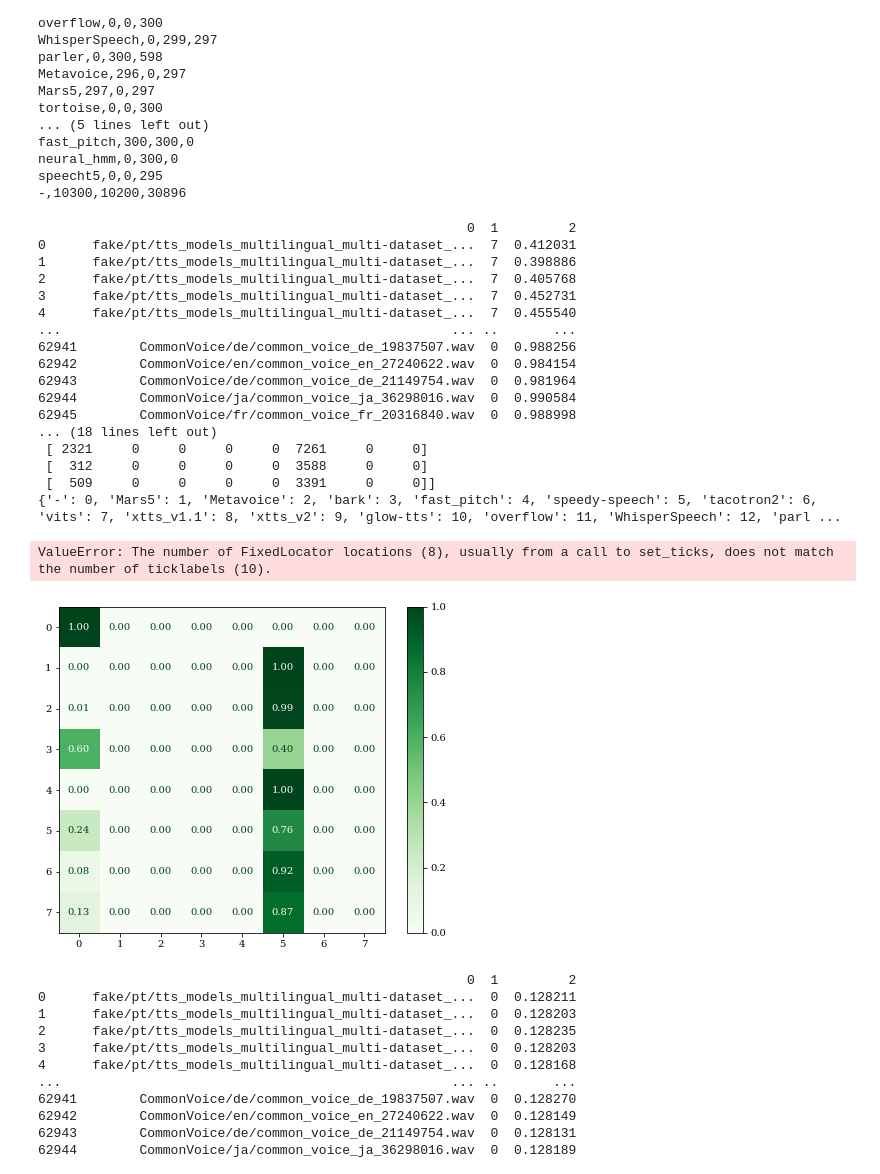
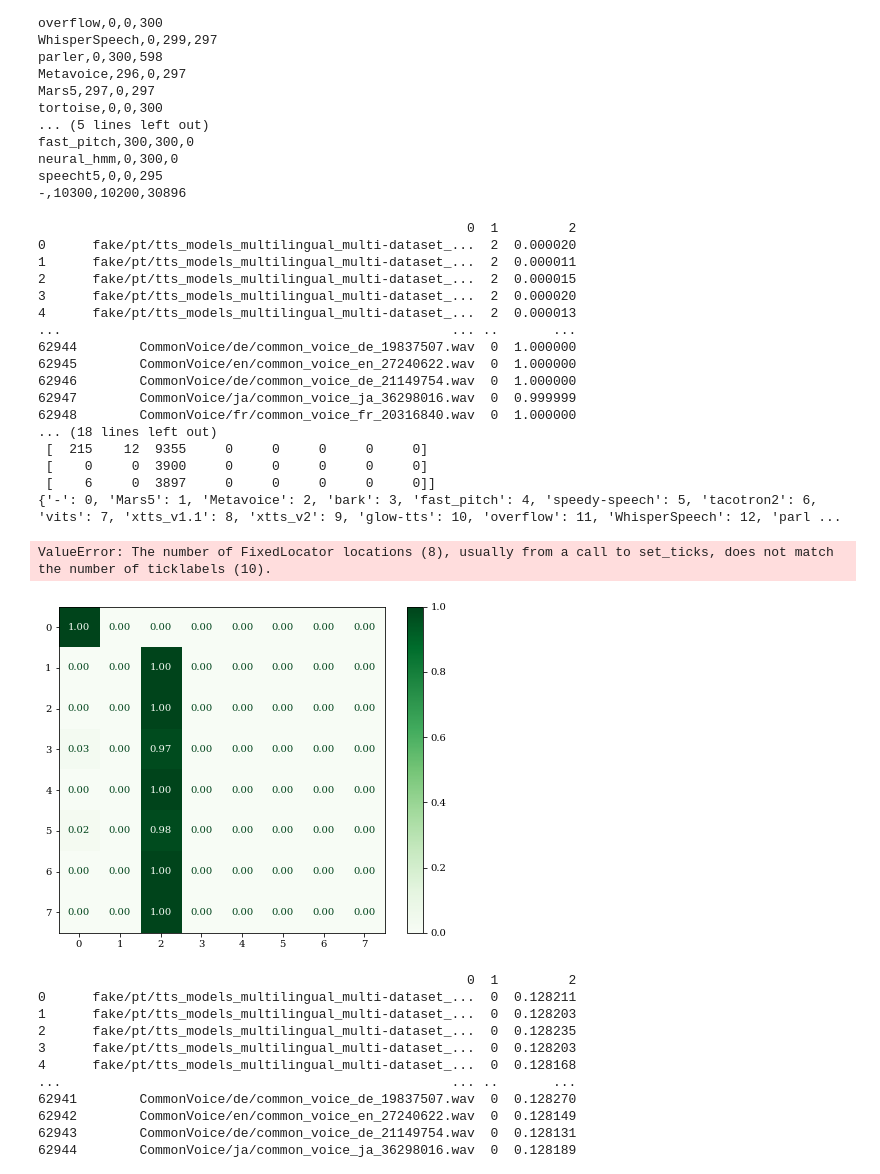
Before and after one commit to josebeo2016/vocodetect, a Jupyter notebook: Supcon-voco/SourceTracing.ipynb, the cells around one changed output. Saved outputs shown, nothing was run; the diff lists cells and outputs as text; code cells hidden in the pictures.

Commit message:
update code for HAR positive

```diff
--- a/Supcon-voco/SourceTracing.ipynb
+++ b/Supcon-voco/SourceTracing.ipynb
@@ -315,7 +315,9 @@ speecht5,0,0,295
 # docs/ST_stage2_normal_wav2vec2_vib_normal_mlaad_stage2_acoustic_epoch3.txt
 # display map is the label exist in the dataset
 display_map = {0: 'Real', 1: 'Mars5', 2: 'Metavoice', 3: 'bark', 4: 'f_pitch', 5: 's-speech', 6: 'T2', 7: 'vits', 8: 'xtts_v1.1', 9: 'xtts_v2'}
-pred_df = pd.read_csv("docs/ST_stage2_normal_wav2vec2_vib_normal_mlaad_stage2_acoustic_epoch3.txt", sep=" ", header=None, usecols=[0, 1, 2])
+# pred_df = pd.read_csv("docs/ST_stage2_normal_wav2vec2_vib_normal_mlaad_stage2_acoustic_epoch3.txt", sep=" ", header=None, usecols=[0, 1, 2])
+pred_df = pd.read_csv("docs/ST_2stage_augall_wav2vec2_vib_sclnormal_0.1CE_mlaad_acoustic_stage2_epoch3/scores.txt", sep=" ", header=None, usecols=[0, 1, 2])
+
 print(pred_df)
 pred_df.columns = ["path", "pred", "pred_score"]
 pred_df['pred_name'] = pred_df['pred'].map(map_label)
@@ -344,24 +346,6 @@ from sklearn.metrics import auc
 precision, recall, _ = precision_recall_curve(res_df['seen'], res_df['pred_score'])
 aupr = auc(recall, precision)
 print("AUPR: ", aupr)
-
-# save the precision, recall
-# np.save('docs/E2E_Fair_augall_wav2vec_vib_sclnormal_1.0CE_mlaad_acoustic_epoch26/precision.npy', precision)
-# np.save('docs/E2E_Fair_augall_wav2vec_vib_sclnormal_1.0CE_mlaad_acoustic_epoch26/recall.npy', recall)
-
-# # save the tpr, fpr, threshold
-# np.save('docs/E2E_Fair_augall_wav2vec_vib_sclnormal_1.0CE_mlaad_acoustic_epoch26/tpr.npy', tpr)
-# np.save('docs/E2E_Fair_augall_wav2vec_vib_sclnormal_1.0CE_mlaad_acoustic_epoch26/fpr.npy', fpr)
-# np.save('docs/E2E_Fair_augall_wav2vec_vib_sclnormal_1.0CE_mlaad_acoustic_epoch26/threshold.npy', threshold)
-# plt.plot(fpr, tpr, label='AUC = %0.2f' % auc)
-# plt.plot([0, 1], [0, 1],'r--')
-# plt.xlim([0, 1])
-# plt.ylim([0, 1])
-# plt.xlabel('False Positive Rate')
-# plt.ylabel('True Positive Rate')
-# plt.title('Receiver Operating Characteristic')
-# plt.legend(loc="lower right")
-
 
 # The OOD EER
 # calculate the EER
@@ -403,47 +387,47 @@ disp = ConfusionMatrixDisplay(confusion_matrix=cm_percentage, display_labels=dis
 fig, ax = plt.subplots(figsize=(8, 6))  # Set figure size
 disp.plot(cmap='Greens', values_format='.2f', ax=ax)
 
 # Customize labels and ticks
 plt.xlabel('Predicted Label', fontsize=14)
 plt.ylabel('True Label', fontsize=14)
 # plt.title('Confusion Matrix', fontsize=16, fontweight='bold')  # Add a title
 plt.xticks(rotation=45, fontsize=12)
 plt.yticks(fontsize=12)
 
 # # Add text in each cell with contrasting color
 # for i in range(cm_percentage.shape[0]):
 #     for j in range(cm_percentage.shape[1]):
 #         text_color = 'white' if cm_percentage[i, j] > 0.5 else 'black'  # Set text color based on background
 #         ax.text(j, i, f"{cm_percentage[i, j]:.2f}", ha='center', va='center', color=text_color, fontsize=12)
 
 # Add gridlines for better readability
 ax.grid(False)  # Disable the default grid
 ax.set_axisbelow(True)  # Ensure grid is below the heatmap
 ax.xaxis.set_ticks_position('bottom')  # Move x-axis ticks to the bottom
 
 # Save the figure
 # plt.savefig('figs/E2E_acoustic_ID_cm.pdf', format='pdf', bbox_inches='tight', dpi=400)
 plt.show()
 # %% [output]
                                                        0  1         2
-0      fake/pt/tts_models_multilingual_multi-dataset_...  7  0.412031
-1      fake/pt/tts_models_multilingual_multi-dataset_...  7  0.398886
-2      fake/pt/tts_models_multilingual_multi-dataset_...  7  0.405768
-3      fake/pt/tts_models_multilingual_multi-dataset_...  7  0.452731
-4      fake/pt/tts_models_multilingual_multi-dataset_...  7  0.455540
+0      fake/pt/tts_models_multilingual_multi-dataset_...  2  0.000020
+1      fake/pt/tts_models_multilingual_multi-dataset_...  2  0.000011
+2      fake/pt/tts_models_multilingual_multi-dataset_...  2  0.000015
+3      fake/pt/tts_models_multilingual_multi-dataset_...  2  0.000020
+4      fake/pt/tts_models_multilingual_multi-dataset_...  2  0.000013
 ...                                                  ... ..       ...
-62941        CommonVoice/de/common_voice_de_19837507.wav  0  0.988256
-62942        CommonVoice/en/common_voice_en_27240622.wav  0  0.984154
-62943        CommonVoice/de/common_voice_de_21149754.wav  0  0.981964
-62944        CommonVoice/ja/common_voice_ja_36298016.wav  0  0.990584
-62945        CommonVoice/fr/common_voice_fr_20316840.wav  0  0.988998
+62944        CommonVoice/de/common_voice_de_19837507.wav  0  1.000000
+62945        CommonVoice/en/common_voice_en_27240622.wav  0  1.000000
+62946        CommonVoice/de/common_voice_de_21149754.wav  0  1.000000
+62947        CommonVoice/ja/common_voice_ja_36298016.wav  0  0.999999
+62948        CommonVoice/fr/common_voice_fr_20316840.wav  0  1.000000
 ... (18 lines left out)
- [ 2321     0     0     0     0  7261     0     0]
- [  312     0     0     0     0  3588     0     0]
- [  509     0     0     0     0  3391     0     0]]
+ [  215    12  9355     0     0     0     0     0]
+ [    0     0  3900     0     0     0     0     0]
+ [    6     0  3897     0     0     0     0     0]]
 {'-': 0, 'Mars5': 1, 'Metavoice': 2, 'bark': 3, 'fast_pitch': 4, 'speedy-speech': 5, 'tacotron2': 6, 'vits': 7, 'xtts_v1.1': 8, 'xtts_v2': 9, 'glow-tts': 10, 'overflow': 11, 'WhisperSpeech': 12, 'parl ...
 ValueError: The number of FixedLocator locations (8), usually from a call to set_ticks, does not match the number of ticklabels (10).
-[figure, old version]
+[figure, new version]
 # %%
 # docs/E2E_Fair_augall_wav2vec_vib_sclnormal_1.0CE_mlaad_acoustic_epoch9/
 # display map is the label exist in the dataset
```
Also changed, not shown: parts of 9 cells of this notebook, 10 other files.
